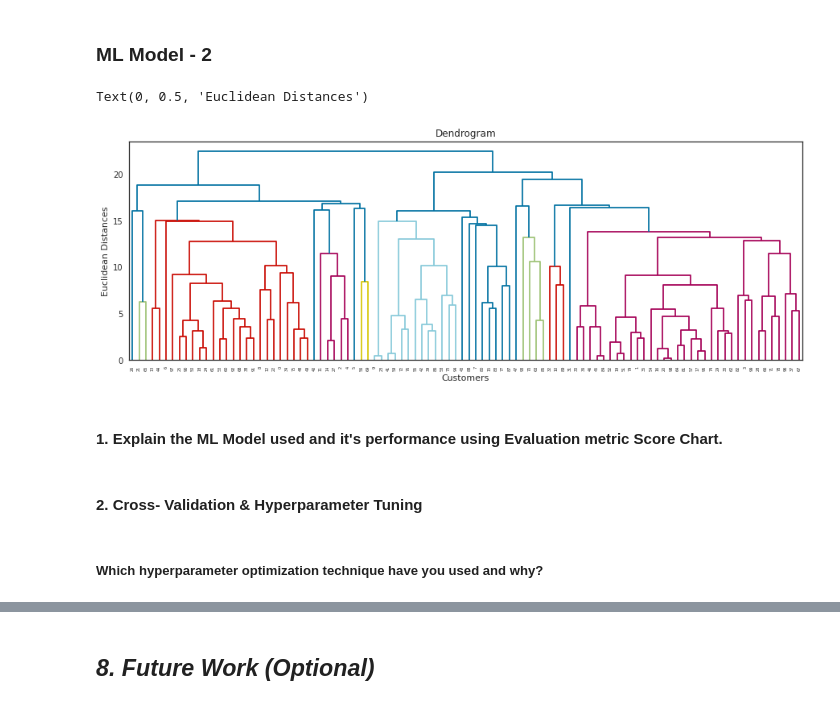
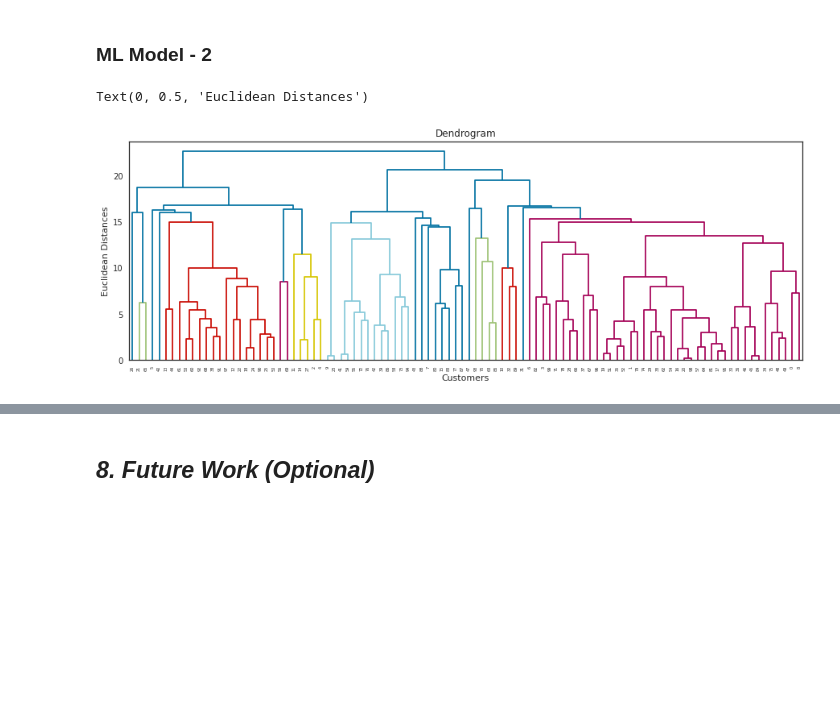
Before and after one commit to CoderPranavRaj/Zomato-Restaurant-Clustering-and-Sentiment-Analysis, a Jupyter notebook: ML_Submission_capstone_4.ipynb, the cells around one changed output, grey strips where cells are left out. Saved outputs shown, nothing was run; the diff lists cells and outputs as text; code cells hidden in the pictures; blank space fills up the shorter version.

```diff
--- a/ML_Submission_capstone_4.ipynb
+++ b/ML_Submission_capstone_4.ipynb
@@ -1480,13 +1396,11 @@ For n_clusters = 13, silhouette score is 0.08822313596199047
 # %%
 import scipy.cluster.hierarchy as sch
 plt.figure(figsize=(15,5))
-dendrogram = sch.dendrogram(sch.linkage(Cluster_df_sc, method = 'ward'))
+dendrogram = sch.dendrogram(sch.linkage(X, method = 'ward'))
 
 plt.title('Dendrogram')
 plt.xlabel('Customers')
 plt.ylabel('Euclidean Distances')
 # %% [output]
 Text(0, 0.5, 'Euclidean Distances')
-[figure, old version]
+[figure, new version]
-# %% [markdown]
-#### 1. Explain the ML Model used and it's performance using Evaluation metric Score Chart.
@@ -1495,2 +1406,0 @@ Text(0, 0.5, 'Euclidean Distances')
-# %% [markdown]
-#### 2. Cross- Validation & Hyperparameter Tuning
@@ -1503,2 +1406,0 @@ Text(0, 0.5, 'Euclidean Distances')
-# %% [markdown]
-##### Which hyperparameter optimization technique have you used and why?
```
Also changed, not shown: parts of 66 cells of this notebook.
